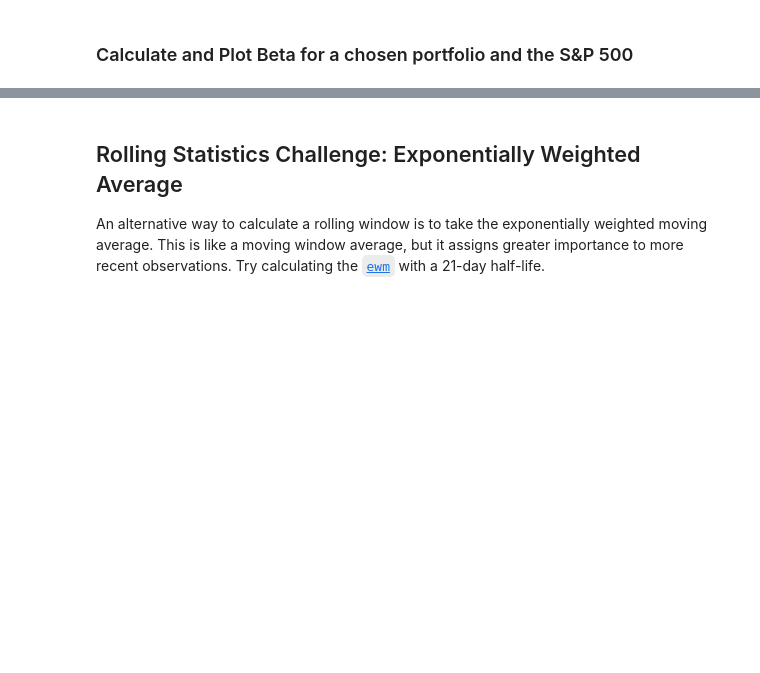
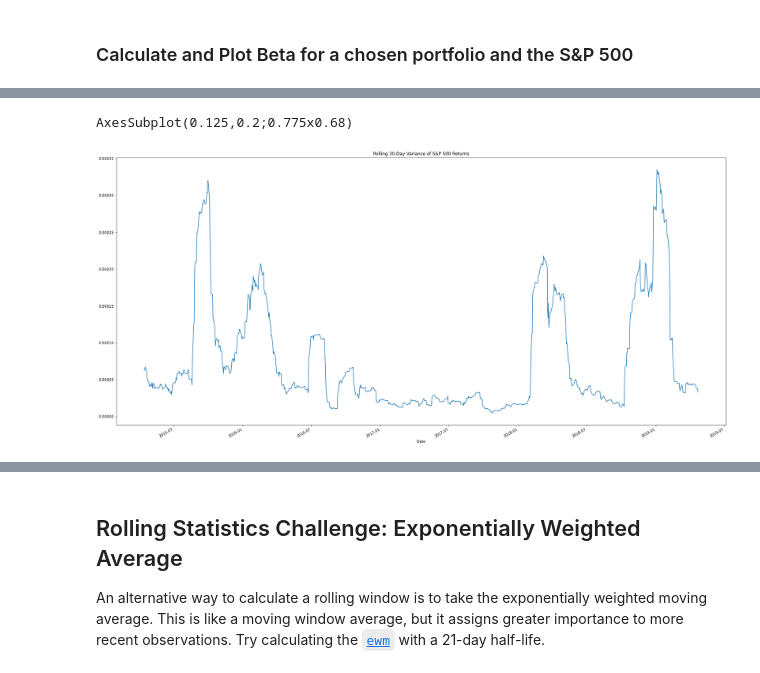
Before and after one commit to OrlandoFuller/A-Whale-Off-the-Portfolio, a Jupyter notebook: whale_analysis.ipynb, the cells around one changed output, grey strips where cells are left out. Cells and saved outputs as stored; diff of their text form; code cells hidden in the pictures; blank space fills up the shorter version.

```diff
--- a/whale_analysis.ipynb
+++ b/whale_analysis.ipynb
@@ -327,0 +338,7 @@ sns.heatmap(correlation, vmin = -1, vmax = 1)
+# %%
+# Calculate 30-day rolling variance of TGM vs. S&P 500
+rolling_variance = combined_rtns_df['S&P 500'].rolling(window=30).var()
+print(rolling_variance.plot(figsize=(30, 15), title='Rolling 30-Day Variance of S&P 500 Returns'))
+# %% [output]
+AxesSubplot(0.125,0.2;0.775x0.68)
+[figure, added]
```
Also changed, not shown: parts of 3 cells of this notebook.
